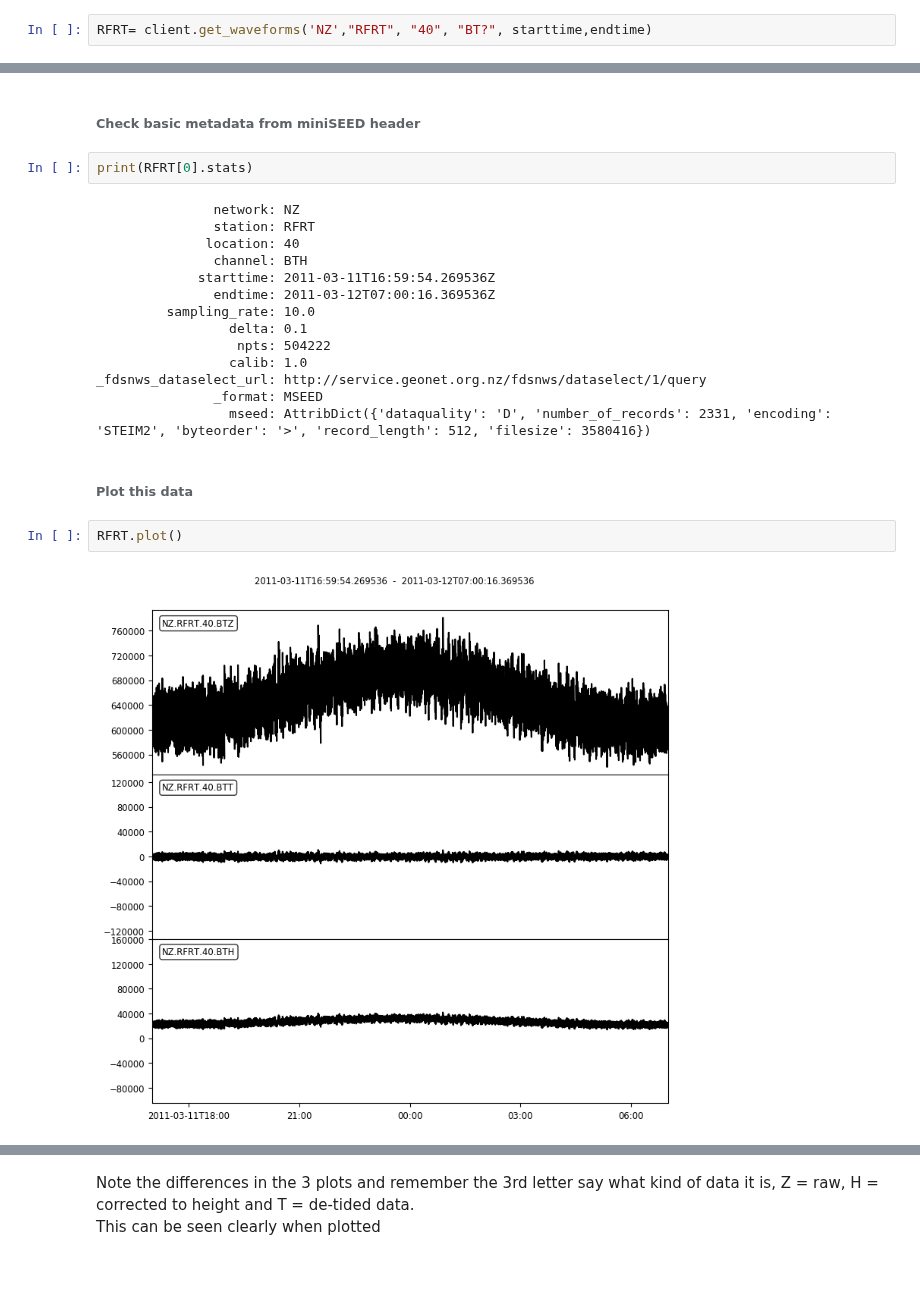
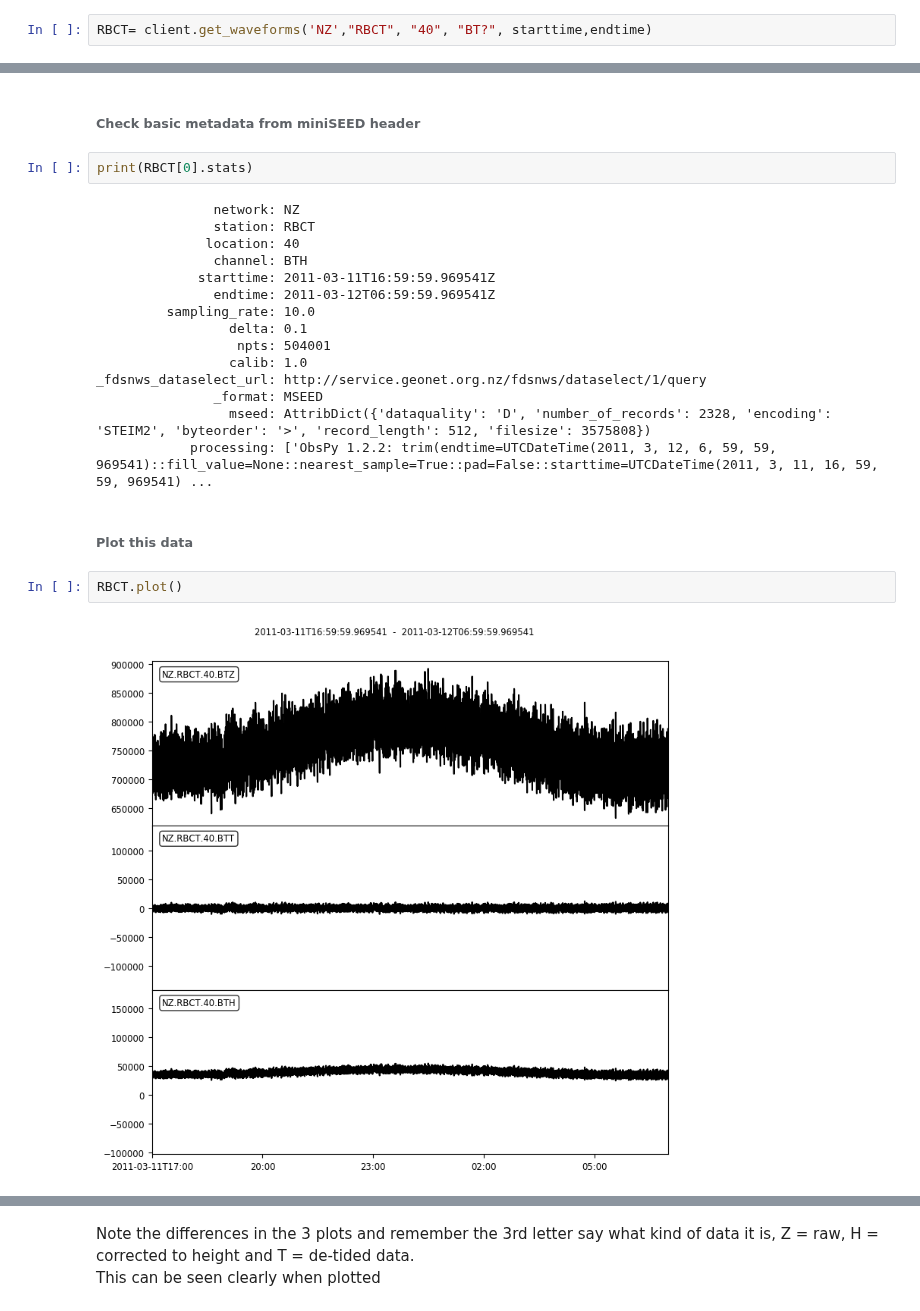
Before and after one commit to GeoNet/data-tutorials, a Jupyter notebook: Tide_Gauge_Data/GeoNet_Tide_Gauge_Data.ipynb, the cells around one changed output, grey strips where cells are left out. Cells and saved outputs as stored; diff of their text form; blank space fills up the shorter version.

Commit message:
Changing station code from RFRT to RBCT

```diff
--- a/Tide_Gauge_Data/GeoNet_Tide_Gauge_Data.ipynb
+++ b/Tide_Gauge_Data/GeoNet_Tide_Gauge_Data.ipynb
@@ -186,31 +189,32 @@ In other words we know these 3 channels are tide gauges that have a sample rate
 # %% [markdown]
 ###### Get Waveform Data from 10Hz Channels
 # %%
-RFRT= client.get_waveforms('NZ',"RFRT", "40", "BT?", starttime,endtime)
+RBCT= client.get_waveforms('NZ',"RBCT", "40", "BT?", starttime,endtime)
 # %% [markdown]
 The parameters are in the order network, station, location, channel, starttime, and endtime.
 The ? is a wildcard character for only a single character, so we will get data with channel codes BTH, BTT and BTZ
 # %% [markdown]
 ###### Check basic metadata from miniSEED header
 # %%
-print(RFRT[0].stats)
+print(RBCT[0].stats)
 # %% [output]
                network: NZ
-               station: RFRT
+               station: RBCT
               location: 40
                channel: BTH
-             starttime: 2011-03-11T16:59:54.269536Z
-               endtime: 2011-03-12T07:00:16.369536Z
+             starttime: 2011-03-11T16:59:59.969541Z
+               endtime: 2011-03-12T06:59:59.969541Z
          sampling_rate: 10.0
                  delta: 0.1
-                  npts: 504222
+                  npts: 504001
                  calib: 1.0
 _fdsnws_dataselect_url: http://service.geonet.org.nz/fdsnws/dataselect/1/query
                _format: MSEED
-                 mseed: AttribDict({'dataquality': 'D', 'number_of_records': 2331, 'encoding': 'STEIM2', 'byteorder': '>', 'record_length': 512, 'filesize': 3580416})
+                 mseed: AttribDict({'dataquality': 'D', 'number_of_records': 2328, 'encoding': 'STEIM2', 'byteorder': '>', 'record_length': 512, 'filesize': 3575808})
+            processing: ['ObsPy 1.2.2: trim(endtime=UTCDateTime(2011, 3, 12, 6, 59, 59, 969541)::fill_value=None::nearest_sample=True::pad=False::starttime=UTCDateTime(2011, 3, 11, 16, 59, 59, 969541) ...
 # %% [markdown]
 ###### Plot this data
 # %%
-RFRT.plot()
+RBCT.plot()
 # %% [output]
-[figure, old version]
+[figure, new version]
```
Also changed, not shown: parts of 16 cells of this notebook.
